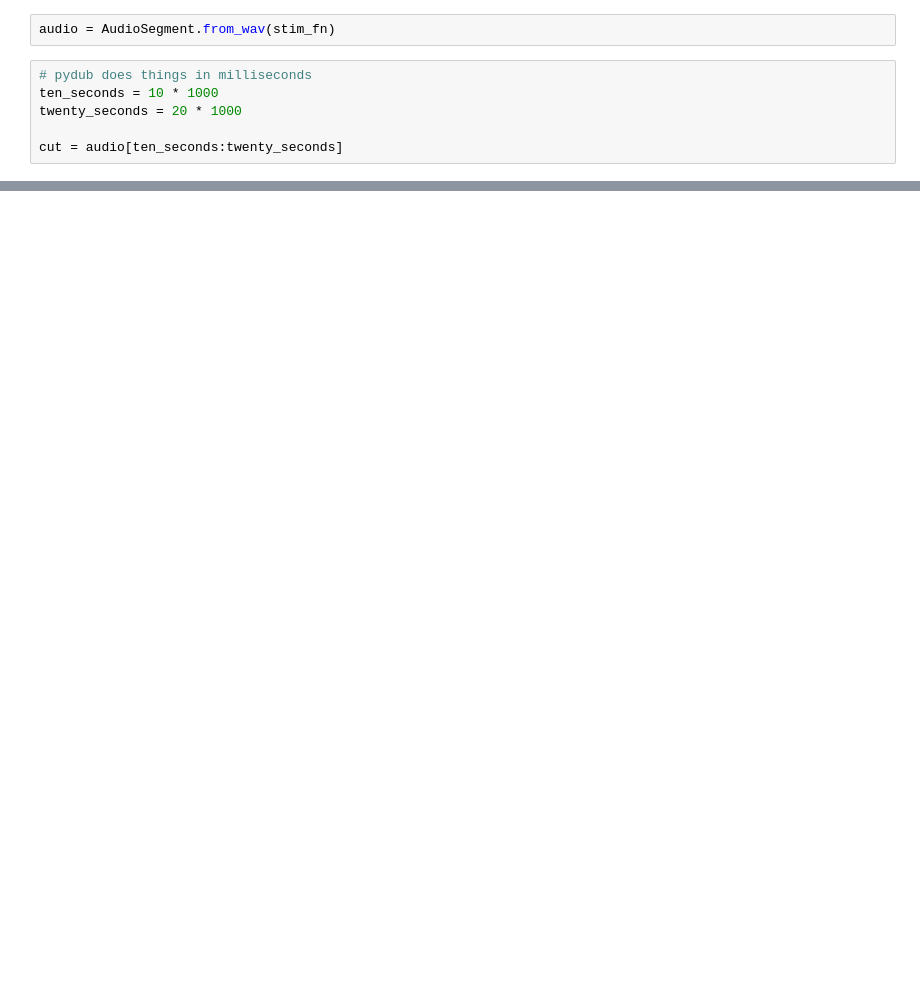
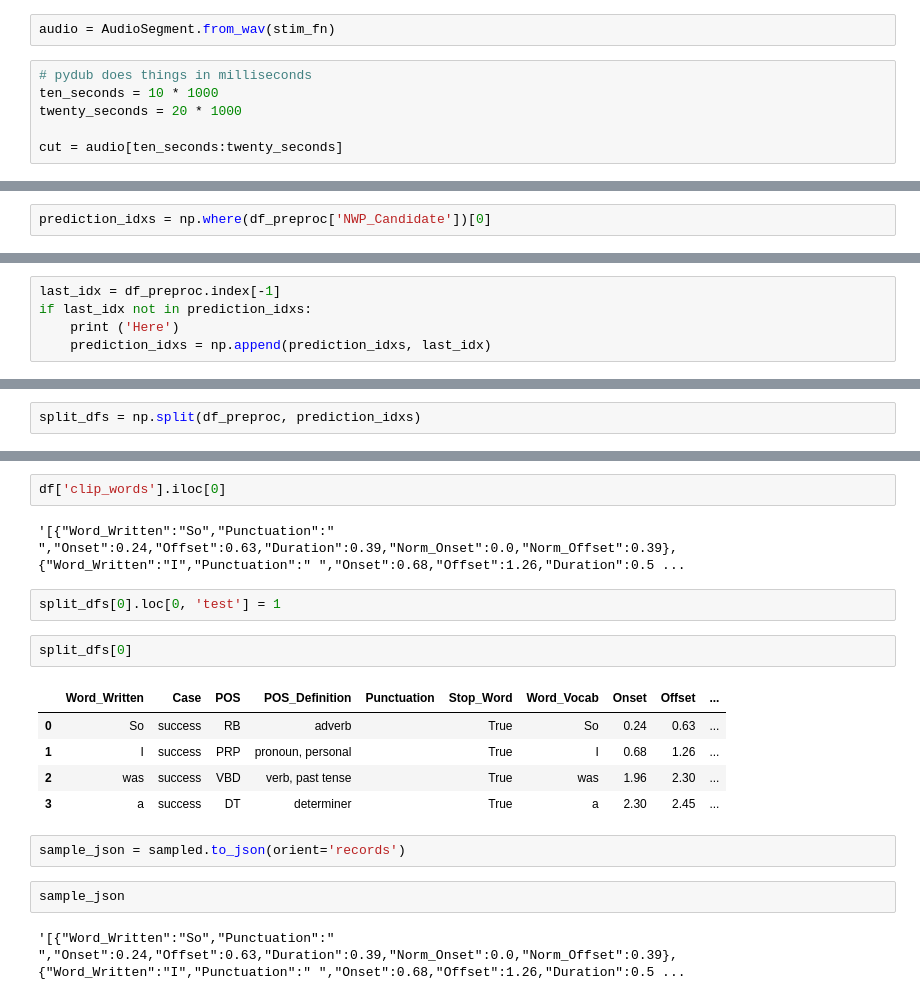
Before and after one commit to thefinnlab/isc_asynchrony_behavioral, a Jupyter notebook: code/notebooks/ParseAudioFile.ipynb, the cells around one changed output, grey strips where cells are left out. Cells and saved outputs as stored; diff of their text form; blank space fills up the shorter version.

```diff
--- a/code/notebooks/ParseAudioFile.ipynb
+++ b/code/notebooks/ParseAudioFile.ipynb
@@ -199,0 +229,2 @@ subprocess output: b'[aac @ 0x564861246440] Qavg: 119.162'
+# %%
+prediction_idxs = np.where(df_preproc['NWP_Candidate'])[0]
@@ -199,0 +234,5 @@ subprocess output: b'[aac @ 0x564861246440] Qavg: 119.162'
+# %%
+last_idx = df_preproc.index[-1]
+if last_idx not in prediction_idxs:
+    print ('Here')
+    prediction_idxs = np.append(prediction_idxs, last_idx)
@@ -199,0 +259,2 @@ subprocess output: b'[aac @ 0x564861246440] Qavg: 119.162'
+# %%
+split_dfs = np.split(df_preproc, prediction_idxs)
@@ -199,0 +290,20 @@ subprocess output: b'[aac @ 0x564861246440] Qavg: 119.162'
+# %%
+df['clip_words'].iloc[0]
+# %% [output]
+'[{"Word_Written":"So","Punctuation":" ","Onset":0.24,"Offset":0.63,"Duration":0.39,"Norm_Onset":0.0,"Norm_Offset":0.39},{"Word_Written":"I","Punctuation":" ","Onset":0.68,"Offset":1.26,"Duration":0.5 ...
+# %%
+split_dfs[0].loc[0, 'test'] = 1
+# %%
+split_dfs[0]
+# %% [output]
+|  | Word_Written | Case | POS | POS_Definition | Punctuation | Stop_Word | Word_Vocab | Onset | Offset | ... |
+| 0 | So | success | RB | adverb |  | True | So | 0.24 | 0.63 | ... |
+| 1 | I | success | PRP | pronoun, personal |  | True | I | 0.68 | 1.26 | ... |
+| 2 | was | success | VBD | verb, past tense |  | True | was | 1.96 | 2.30 | ... |
+| 3 | a | success | DT | determiner |  | True | a | 2.30 | 2.45 | ... |
+# %%
+sample_json = sampled.to_json(orient='records')
+# %%
+sample_json
+# %% [output]
+'[{"Word_Written":"So","Punctuation":" ","Onset":0.24,"Offset":0.63,"Duration":0.39,"Norm_Onset":0.0,"Norm_Offset":0.39},{"Word_Written":"I","Punctuation":" ","Onset":0.68,"Offset":1.26,"Duration":0.5 ...
```
Also changed, not shown: parts of 25 cells of this notebook, 26 other files.
